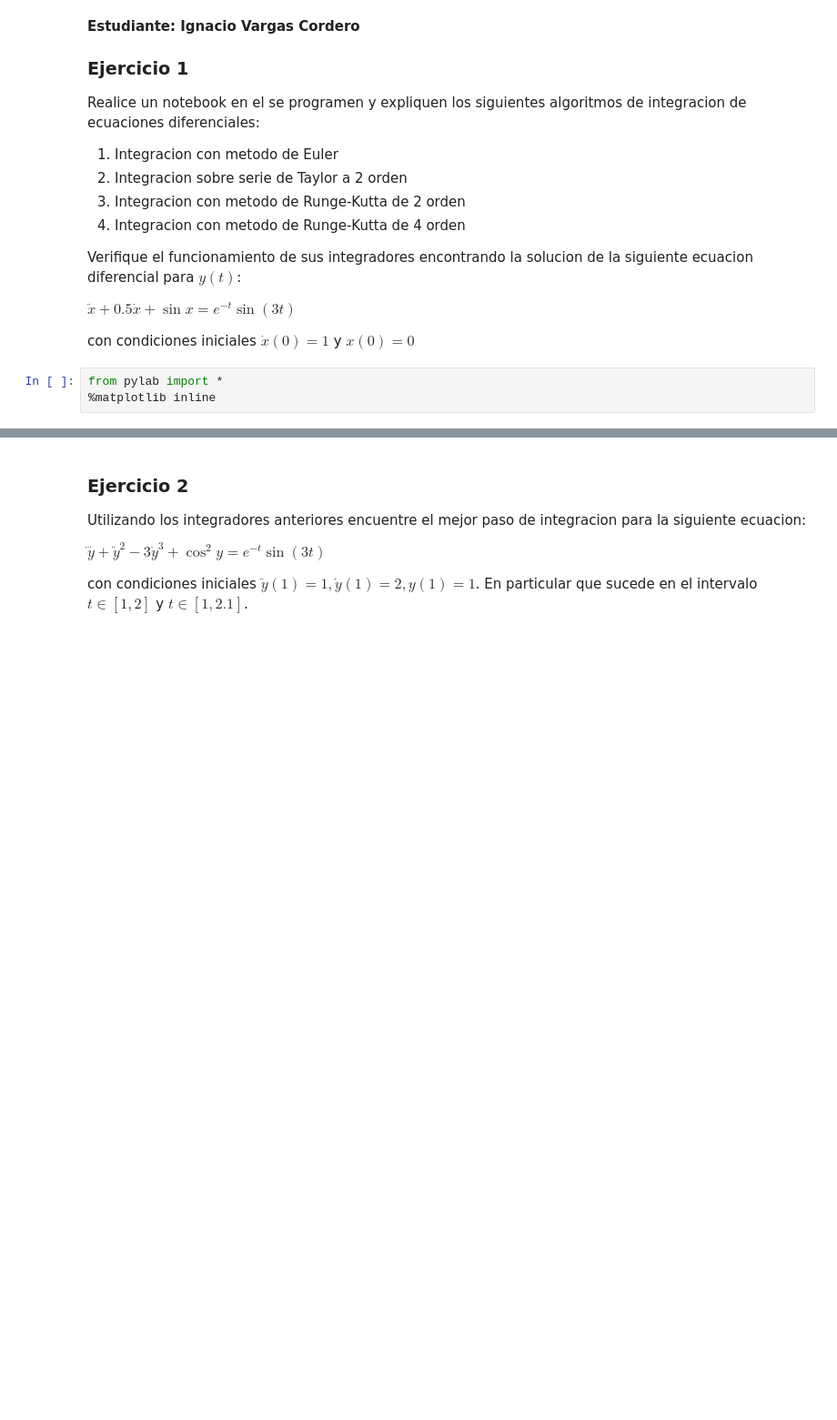
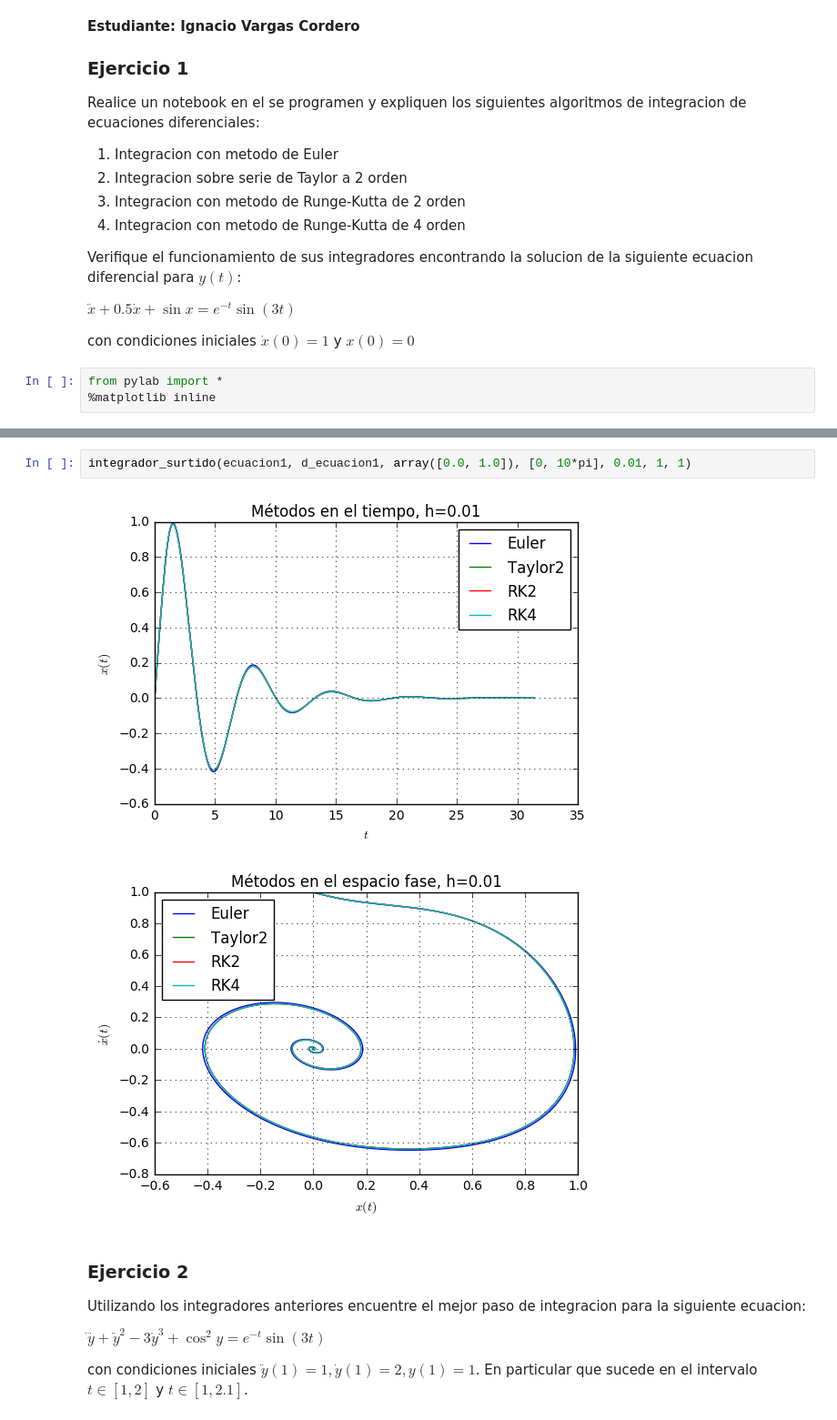
Before and after one commit to ignacio-vc/fcomp, a Jupyter notebook: tareas/tarea1.ipynb, the cells around one changed output, grey strips where cells are left out. Shown at 91% size. Drawn from its saved outputs; the diff is of its cells as text; blank space fills up the shorter version.

```diff
--- a/tareas/tarea1.ipynb
+++ b/tareas/tarea1.ipynb
@@ -67,3 +120,8 @@ SyntaxError: invalid syntax (<ipython-input-6-4ab9893d5563>, line 2)
+# %%
+integrador_surtido(ecuacion1, d_ecuacion1, array([0.0, 1.0]), [0, 10*pi], 0.01, 1, 1)
+# %% [output]
+[figure, added]
+[figure, added]
 # %% [markdown]
 ### Ejercicio 2
 Utilizando los integradores anteriores encuentre el mejor paso de integracion para la siguiente ecuacion:
```
Also changed, not shown: parts of 17 cells of this notebook.
